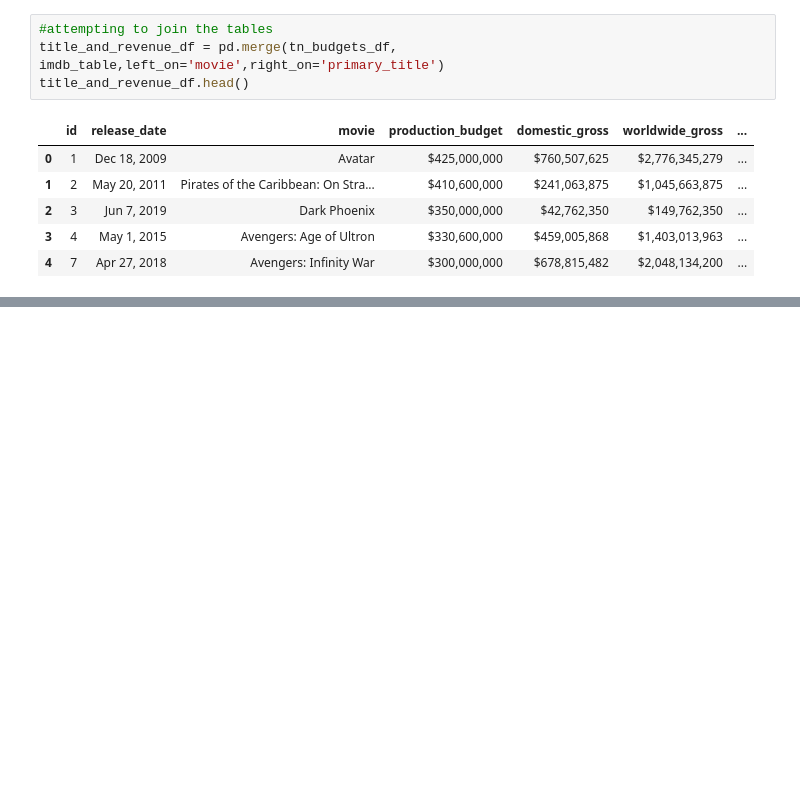
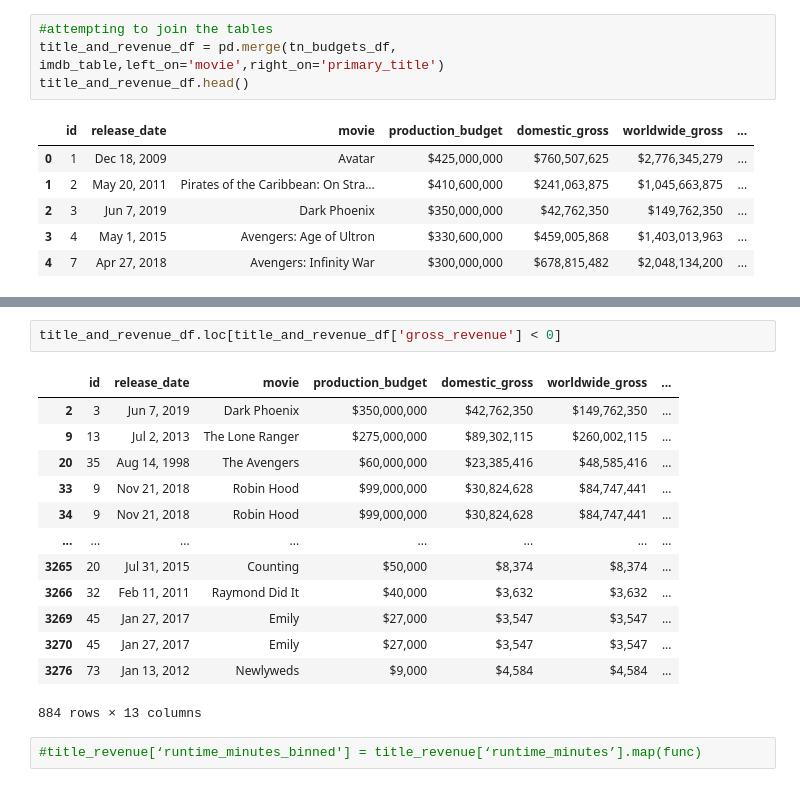
Before and after one commit to anita-camlic/Movie_Studio_Analysis, a Jupyter notebook: Runtime_Recommendation_Analysis_Anita.ipynb, the cells around one changed output, grey strips where cells are left out. Cells and saved outputs as stored; diff of their text form; blank space fills up the shorter version.

```diff
--- a/Runtime_Recommendation_Analysis_Anita.ipynb
+++ b/Runtime_Recommendation_Analysis_Anita.ipynb
@@ -103,0 +165,18 @@ plt.scatter(title_and_revenue_df['runtime_minutes'],title_and_revenue_df['gross_
+# %%
+title_and_revenue_df.loc[title_and_revenue_df['gross_revenue'] < 0]
+# %% [output]
+|  | id | release_date | movie | production_budget | domestic_gross | worldwide_gross | ... |
+| 2 | 3 | Jun 7, 2019 | Dark Phoenix | $350,000,000 | $42,762,350 | $149,762,350 | ... |
+| 9 | 13 | Jul 2, 2013 | The Lone Ranger | $275,000,000 | $89,302,115 | $260,002,115 | ... |
+| 20 | 35 | Aug 14, 1998 | The Avengers | $60,000,000 | $23,385,416 | $48,585,416 | ... |
+| 33 | 9 | Nov 21, 2018 | Robin Hood | $99,000,000 | $30,824,628 | $84,747,441 | ... |
+| 34 | 9 | Nov 21, 2018 | Robin Hood | $99,000,000 | $30,824,628 | $84,747,441 | ... |
+| ... | ... | ... | ... | ... | ... | ... | ... |
+| 3265 | 20 | Jul 31, 2015 | Counting | $50,000 | $8,374 | $8,374 | ... |
+| 3266 | 32 | Feb 11, 2011 | Raymond Did It | $40,000 | $3,632 | $3,632 | ... |
+| 3269 | 45 | Jan 27, 2017 | Emily | $27,000 | $3,547 | $3,547 | ... |
+| 3270 | 45 | Jan 27, 2017 | Emily | $27,000 | $3,547 | $3,547 | ... |
+| 3276 | 73 | Jan 13, 2012 | Newlyweds | $9,000 | $4,584 | $4,584 | ... |
+884 rows × 13 columns
+# %%
+#title_revenue[‘runtime_minutes_binned'] = title_revenue[‘runtime_minutes’].map(func)
```
Also changed, not shown: parts of 31 cells of this notebook, 3 other files.
